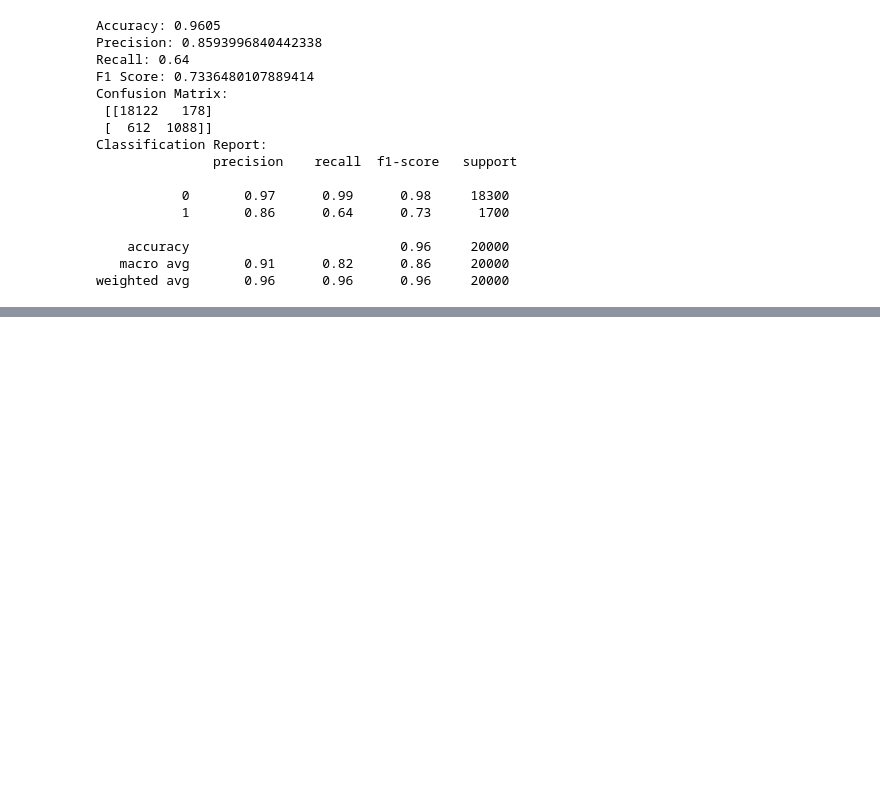
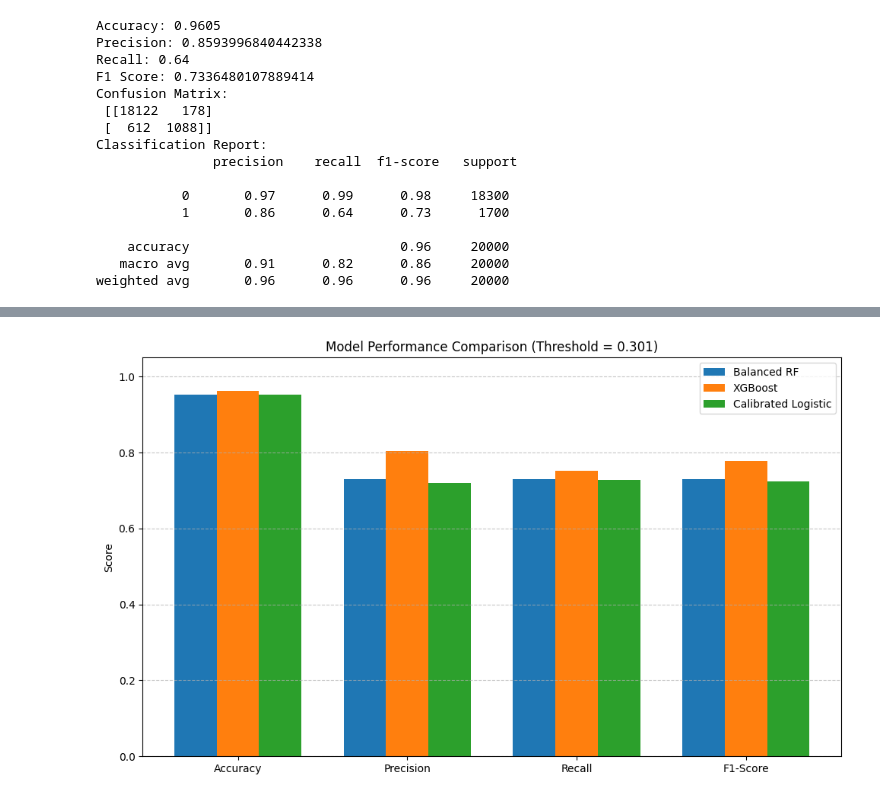
Before and after one commit to jacobrluttrull/diabetes-tracker-capstone, a Jupyter notebook: notebooks/eda.pima.ipynb, the cells around one changed output, grey strips where cells are left out. Drawn from its saved outputs; the diff is of its cells as text; code cells hidden in the pictures; blank space fills up the shorter version.

```diff
--- a/notebooks/eda.pima.ipynb
+++ b/notebooks/eda.pima.ipynb
@@ -128,0 +424,16 @@ weighted avg       0.96      0.96      0.96     20000
+# %%
+from sklearn.metrics import confusion_matrix, classification_report, accuracy_score
+
+# Apply threshold
+y_pred_301 = (y_probs >= 0.301).astype(int)
+
+# Metrics
+accuracy = accuracy_score(y_test, y_pred_301)
+conf_matrix = confusion_matrix(y_test, y_pred_301)
+report = classification_report(y_test, y_pred_301)
+
+print(f"Accuracy at threshold 0.301: {accuracy:.5f}")
+print("Confusion Matrix:")
+print(conf_matrix)
+print("Classification Report:")
+print(report)
@@ -128,0 +527,36 @@ weighted avg       0.96      0.96      0.96     20000
+# %%
+import matplotlib.pyplot as plt
+
+# Set figure size and plot style
+plt.figure(figsize=(10, 6))
+
+# Set metrics to visualize
+metrics = ['Accuracy', 'Precision', 'Recall', 'F1-Score']
+
+# Create bar values
+x = range(len(metrics))
+width = 0.25
+
+# Extract model scores
+brf_scores = [balanced_rf_metrics[m] for m in metrics]
+xgb_scores = [xgb_metrics[m] for m in metrics]
+calib_scores = [calib_metrics[m] for m in metrics]
+
+# Plot bars
+plt.bar([i - width for i in x], brf_scores, width=width, label='Balanced RF')
+plt.bar(x, xgb_scores, width=width, label='XGBoost')
+plt.bar([i + width for i in x], calib_scores, width=width, label='Calibrated Logistic')
+
+# Add labels and legend
+plt.xticks(ticks=x, labels=metrics)
+plt.ylabel("Score")
+plt.ylim(0, 1.05)
+plt.title("Model Performance Comparison (Threshold = 0.301)")
+plt.legend()
+plt.grid(axis='y', linestyle='--', alpha=0.7)
+
+# Show the plot
+plt.tight_layout()
+plt.show()
+# %% [output]
+[figure, added]
```
Also changed, not shown: parts of 54 cells of this notebook, 5 other files.
